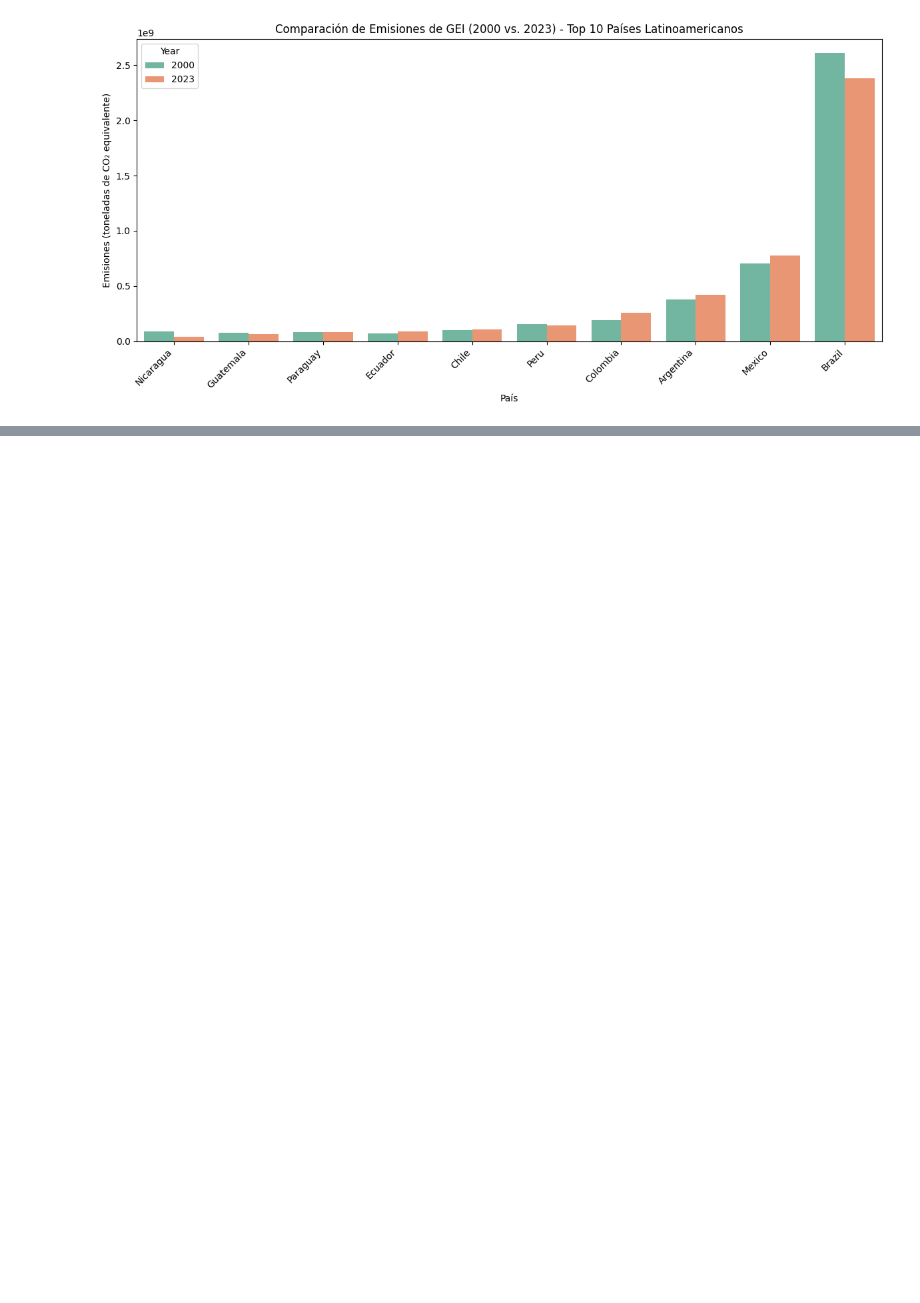
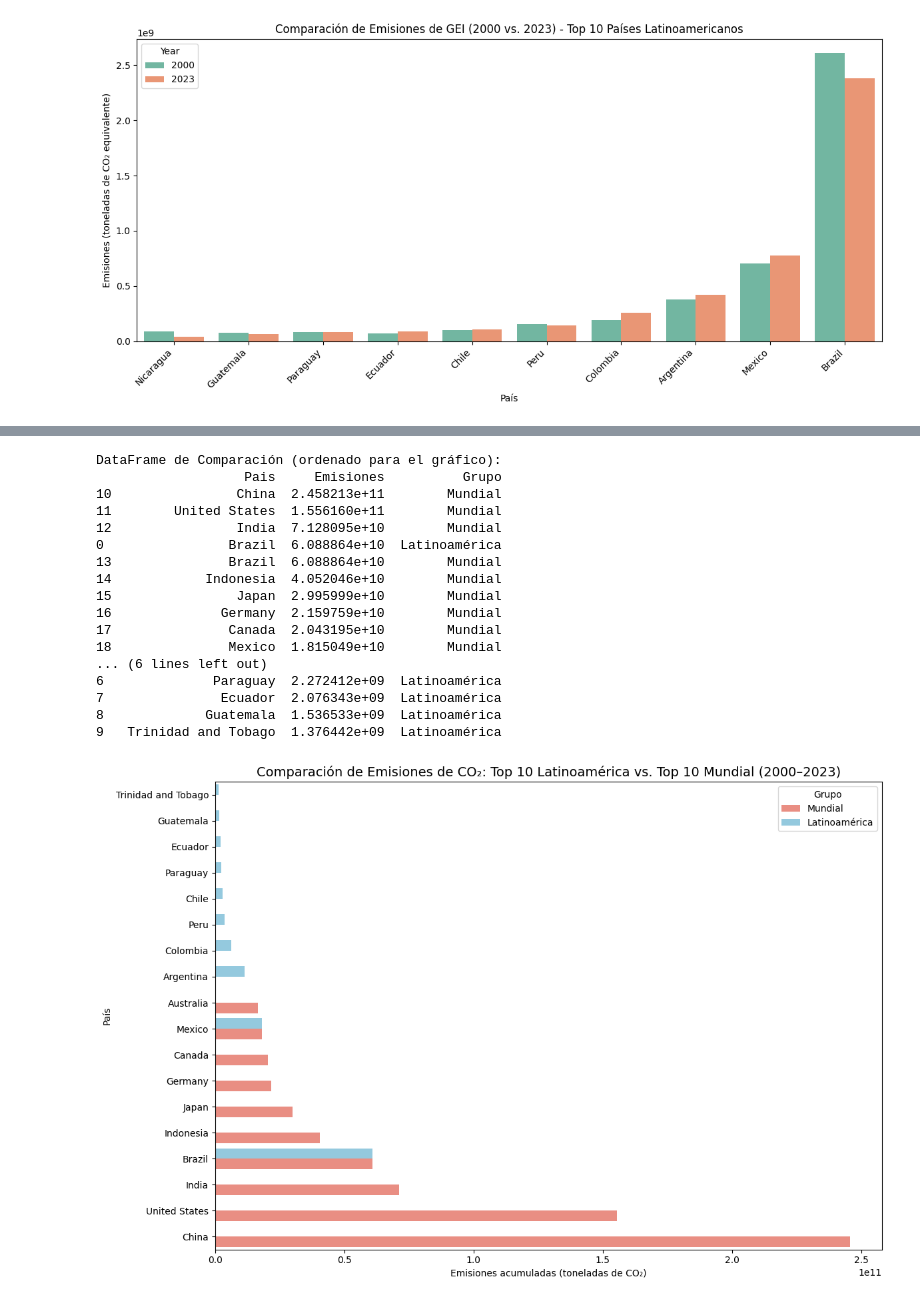
Before and after one commit to Richirey70/Proyecto_final_analisis_datos, a Jupyter notebook: Proyecto Final analisis datos.ipynb, the cells around one changed output, grey strips where cells are left out. Drawn from its saved outputs; the diff is of its cells as text; code cells hidden in the pictures; blank space fills up the shorter version.

```diff
--- a/Proyecto Final analisis datos.ipynb
+++ b/Proyecto Final analisis datos.ipynb
@@ -128,7 +75,4 @@ print(type(anual_co_emissions_region))
 # %%
-# Convertir año a numérico si no lo está
-greenhouse['Year'] = pd.to_numeric(greenhouse['Year'], errors='coerce')
-
 # Eliminar nulos
 greenhouse = greenhouse.dropna(subset=['Annual greenhouse gas emissions in CO₂ equivalents'])
 # %%
@@ -394,0 +439,16 @@ plt.show()
+# %%
+greenhouse_latin_america = greenhouse_[greenhouse_['Entity'].isin(latin_america_countries)]
+
+top_latin_america_serie = (
+    greenhouse_latin_america.groupby('Entity')['Annual greenhouse gas emissions in CO₂ equivalents']
+    .sum()
+    .sort_values(ascending=False)
+    .head(10)
+)
+df_top_latin_america = top_latin_america_serie.reset_index(name='Emisiones')
+df_top_latin_america['Grupo'] = 'Latinoamérica'
+df_top_latin_america.rename(columns={'Entity': 'Pais'}, inplace=True)
+
+print("Top 10 Latinoamérica:")
+print(df_top_latin_america)
+print("\n")
@@ -394,0 +468,42 @@ plt.show()
+# %%
+# Concatenar los DataFrames
+df_comparacion = pd.concat([df_top_latin_america, df_top_greenhouse], ignore_index=True)
+df_comparacion_ordenado = df_comparacion.sort_values(by='Emisiones', ascending=False)
+
+print("DataFrame de Comparación (ordenado para el gráfico):")
+print(df_comparacion_ordenado)
+print("\n")
+
+# --- Crear el gráfico de barras con seaborn ---
+plt.figure(figsize=(12, 8))
+sns.barplot(x='Emisiones', y='Pais', hue='Grupo', data=df_comparacion_ordenado, palette={'Latinoamérica': 'skyblue', 'Mundial': 'salmon'})
+
+# Añadir etiquetas y título
+plt.xlabel('Emisiones acumuladas (toneladas de CO₂)')
+plt.ylabel('País')
+plt.title('Comparación de Emisiones de CO₂: Top 10 Latinoamérica vs. Top 10 Mundial (2000–2023)', fontsize=14)
+plt.legend(title='Grupo')
+
+# Invertir el eje Y para mostrar los mayores emisores arriba
+plt.gca().invert_yaxis()
+plt.tight_layout()
+plt.show()
+# %% [output]
+DataFrame de Comparación (ordenado para el gráfico):
+                   Pais     Emisiones          Grupo
+10                China  2.458213e+11        Mundial
+11        United States  1.556160e+11        Mundial
+12                India  7.128095e+10        Mundial
+0                Brazil  6.088864e+10  Latinoamérica
+13               Brazil  6.088864e+10        Mundial
+14            Indonesia  4.052046e+10        Mundial
+15                Japan  2.995999e+10        Mundial
+16              Germany  2.159759e+10        Mundial
+17               Canada  2.043195e+10        Mundial
+18               Mexico  1.815049e+10        Mundial
+... (6 lines left out)
+6              Paraguay  2.272412e+09  Latinoamérica
+7               Ecuador  2.076343e+09  Latinoamérica
+8             Guatemala  1.536533e+09  Latinoamérica
+9   Trinidad and Tobago  1.376442e+09  Latinoamérica
+[figure, added]
```
Also changed, not shown: parts of 30 cells of this notebook, 3 other files.
